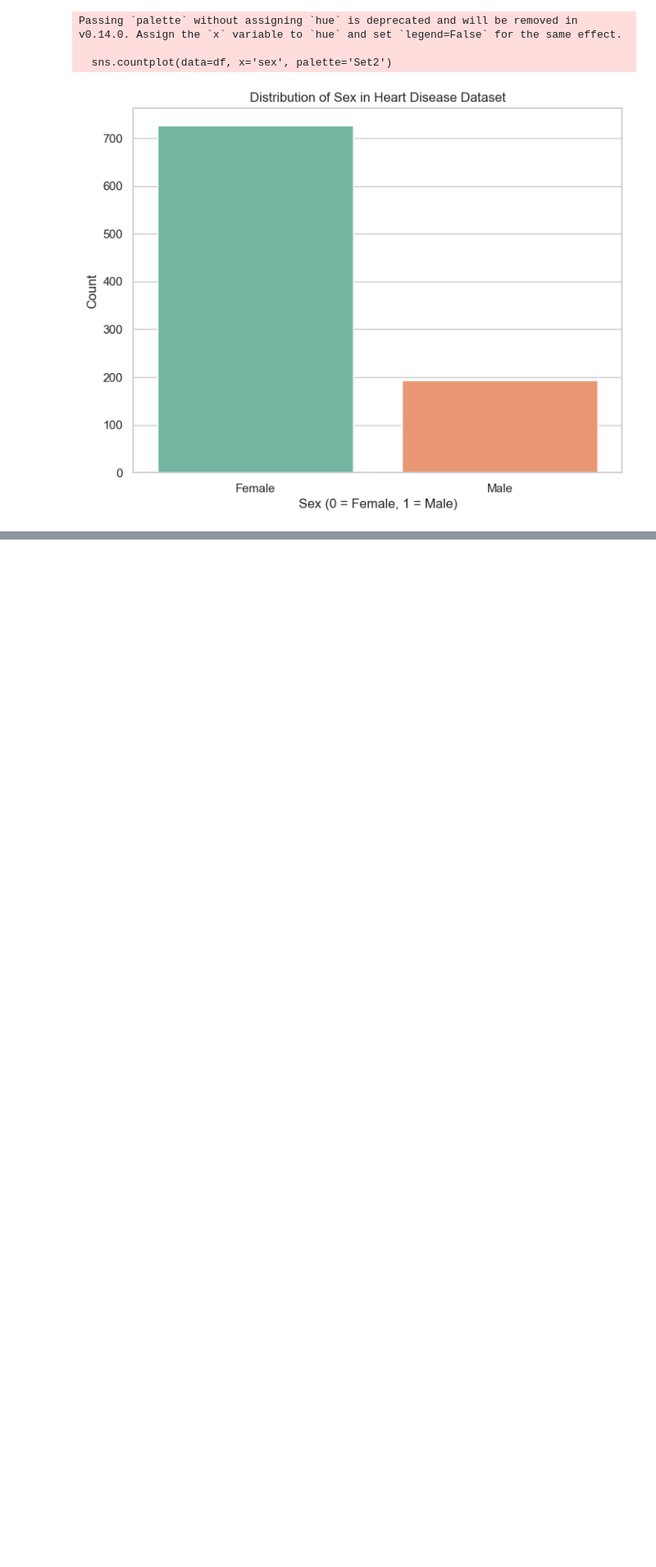
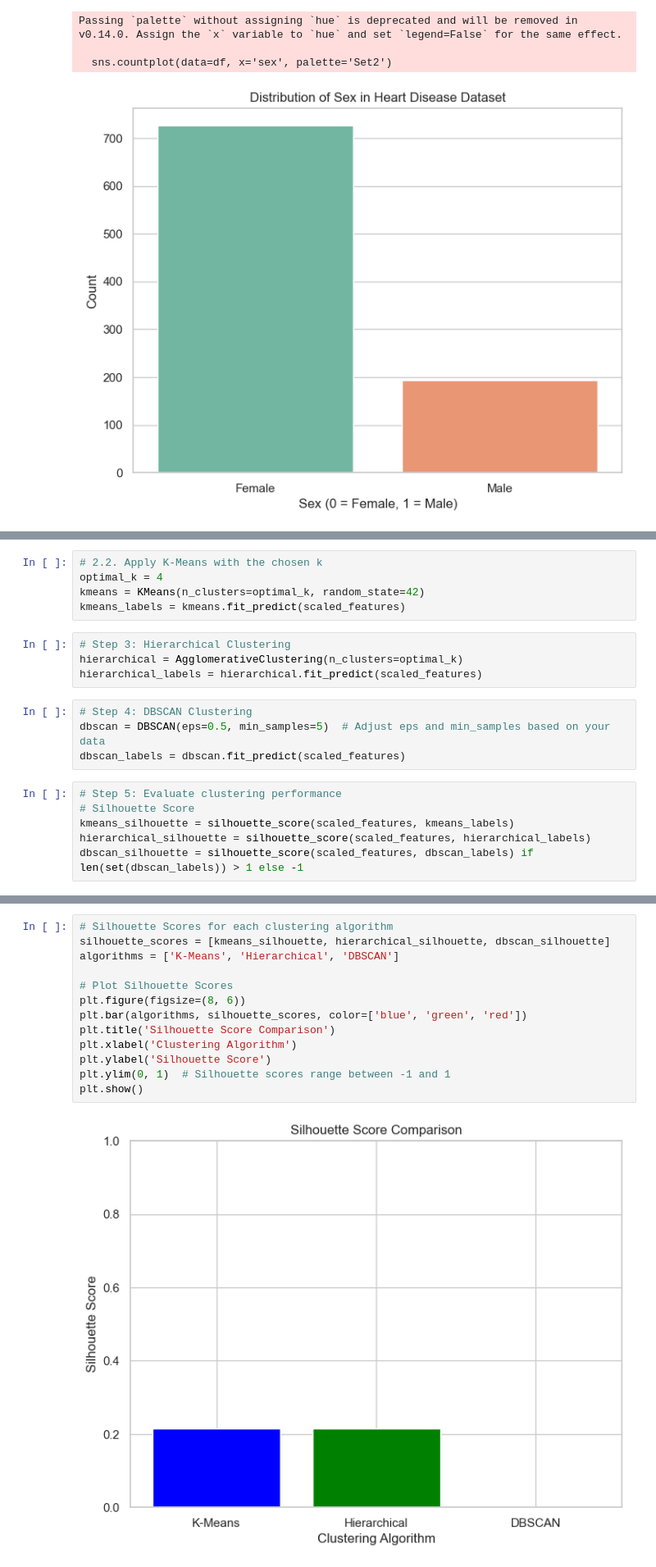
Before and after one commit to ZigaLarissa/heart-disease-analysis, a Jupyter notebook: model.ipynb, the cells around one changed output, grey strips where cells are left out. Shown at 82% size. Saved outputs shown, nothing was run; the diff lists cells and outputs as text; blank space fills up the shorter version.

```diff
--- a/model.ipynb
+++ b/model.ipynb
@@ -197,0 +224,19 @@ Passing `palette` without assigning `hue` is deprecated and will be removed in v
+# %%
+# 2.2. Apply K-Means with the chosen k
+optimal_k = 4
+kmeans = KMeans(n_clusters=optimal_k, random_state=42)
+kmeans_labels = kmeans.fit_predict(scaled_features)
+# %%
+# Step 3: Hierarchical Clustering
+hierarchical = AgglomerativeClustering(n_clusters=optimal_k)
+hierarchical_labels = hierarchical.fit_predict(scaled_features)
+# %%
+# Step 4: DBSCAN Clustering
+dbscan = DBSCAN(eps=0.5, min_samples=5)  # Adjust eps and min_samples based on your data
+dbscan_labels = dbscan.fit_predict(scaled_features)
+# %%
+# Step 5: Evaluate clustering performance
+# Silhouette Score
+kmeans_silhouette = silhouette_score(scaled_features, kmeans_labels)
+hierarchical_silhouette = silhouette_score(scaled_features, hierarchical_labels)
+dbscan_silhouette = silhouette_score(scaled_features, dbscan_labels) if len(set(dbscan_labels)) > 1 else -1
@@ -197,0 +257,15 @@ Passing `palette` without assigning `hue` is deprecated and will be removed in v
+# %%
+# Silhouette Scores for each clustering algorithm
+silhouette_scores = [kmeans_silhouette, hierarchical_silhouette, dbscan_silhouette]
+algorithms = ['K-Means', 'Hierarchical', 'DBSCAN']
+
+# Plot Silhouette Scores
+plt.figure(figsize=(8, 6))
+plt.bar(algorithms, silhouette_scores, color=['blue', 'green', 'red'])
+plt.title('Silhouette Score Comparison')
+plt.xlabel('Clustering Algorithm')
+plt.ylabel('Silhouette Score')
+plt.ylim(0, 1)  # Silhouette scores range between -1 and 1
+plt.show()
+# %% [output]
+[figure, added]
```
Also changed, not shown: parts of 7 cells of this notebook.
